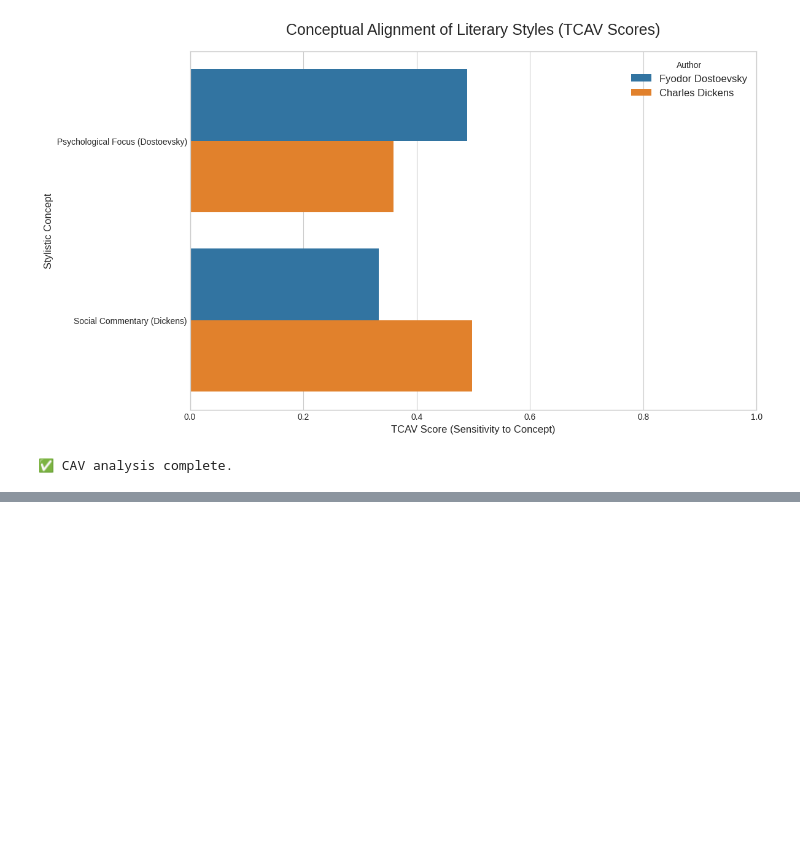
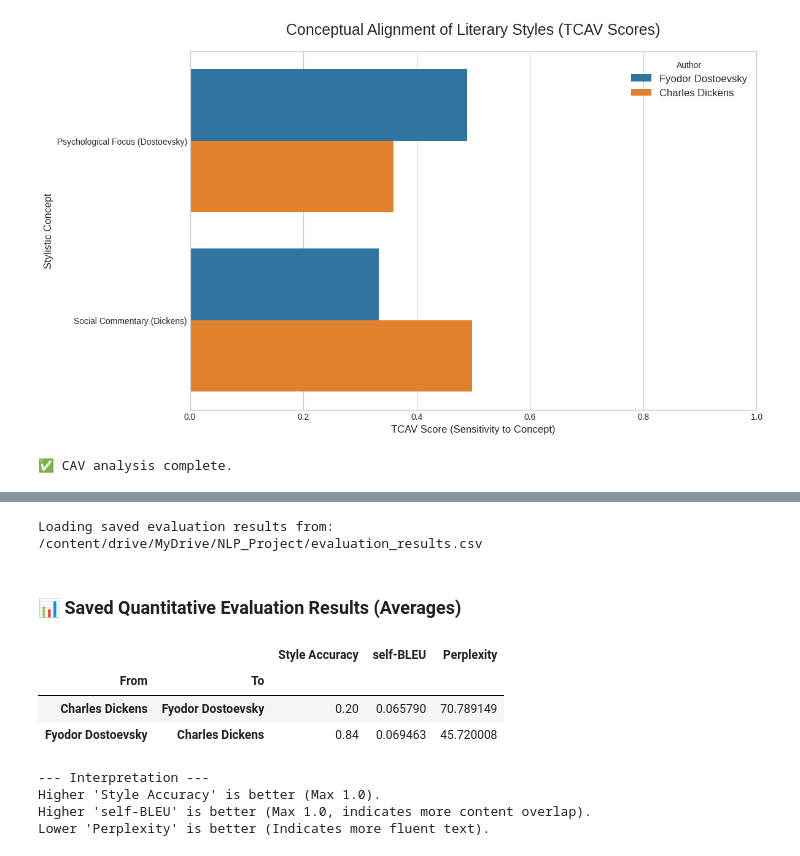
Before and after one commit to AgatElite/style-control-nlp-project, a Jupyter notebook: Style+Control.ipynb, the cells around one changed output, grey strips where cells are left out. Drawn from its saved outputs; the diff is of its cells as text; code cells hidden in the pictures; blank space fills up the shorter version.

```diff
--- a/Style+Control.ipynb
+++ b/Style+Control.ipynb
@@ -439,0 +753,50 @@ CAV for 'Social Commentary (Dickens)' calculated successfully.
+# %%
+# ==============================================================================
+# Cell 12: Display Saved Evaluation Results
+# ==============================================================================
+# In future sessions, after running Cell 1 (Setup) and Cell 5 (Load Artifacts),
+# you can run this cell to instantly display the results from your last
+# quantitative evaluation without re-running the entire process.
+
+def display_saved_results():
+    """Loads and displays the saved evaluation results table from Google Drive."""
+
+    # Define the path to the results file in your Google Drive
+    project_folder = '/content/drive/MyDrive/NLP_Project'
+    results_path = os.path.join(project_folder, 'evaluation_results.csv')
+
+    # Check if the file exists before trying to load it
+    if not os.path.exists(results_path):
+        print(f"❌ ERROR: Results file not found at '{results_path}'.")
+        print("Please run the full quantitative evaluation (Cell 11) at least once to generate the file.")
+        return
+
+    print(f"Loading saved evaluation results from: {results_path}")
+
+    # Load the CSV file into a pandas DataFrame
+    saved_results_df = pd.read_csv(results_path)
+
+    # Display the results in a clean format
+    display(Markdown("### 📊 Saved Quantitative Evaluation Results (Averages)"))
+    # Set the 'From' and 'To' columns as the index for better readability
+    display(saved_results_df.set_index(['From', 'To']))
+
+    print("\n--- Interpretation ---")
+    print("Higher 'Style Accuracy' is better (Max 1.0).")
+    print("Higher 'self-BLEU' is better (Max 1.0, indicates more content overlap).")
+    print("Lower 'Perplexity' is better (Indicates more fluent text).")
+
+# --- Run Display ---
+# This line should have NO indentation before it.
+display_saved_results()
+# %% [output]
+Loading saved evaluation results from: /content/drive/MyDrive/NLP_Project/evaluation_results.csv
+### 📊 Saved Quantitative Evaluation Results (Averages)
+|  |  | Style Accuracy | self-BLEU | Perplexity |
+| From | To |  |  |  |
+| Charles Dickens | Fyodor Dostoevsky | 0.20 | 0.065790 | 70.789149 |
+| Fyodor Dostoevsky | Charles Dickens | 0.84 | 0.069463 | 45.720008 |
+--- Interpretation ---
+Higher 'Style Accuracy' is better (Max 1.0).
+Higher 'self-BLEU' is better (Max 1.0, indicates more content overlap).
+Lower 'Perplexity' is better (Indicates more fluent text).
```
Also changed, not shown: parts of 4 cells of this notebook.
